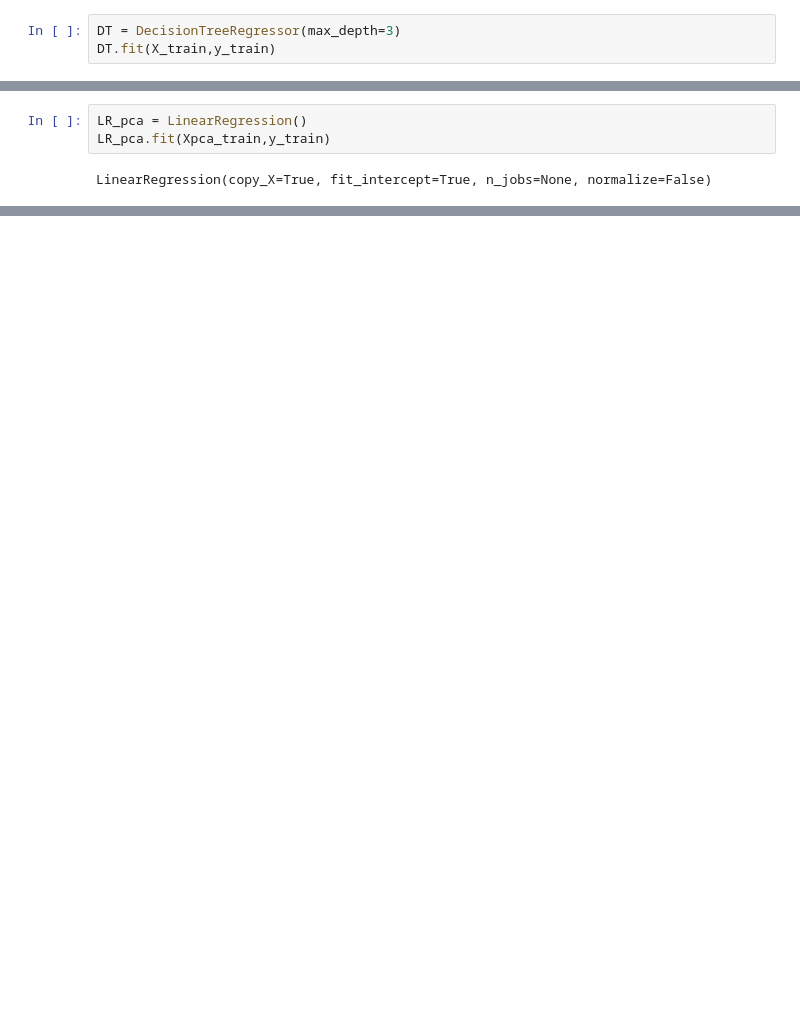
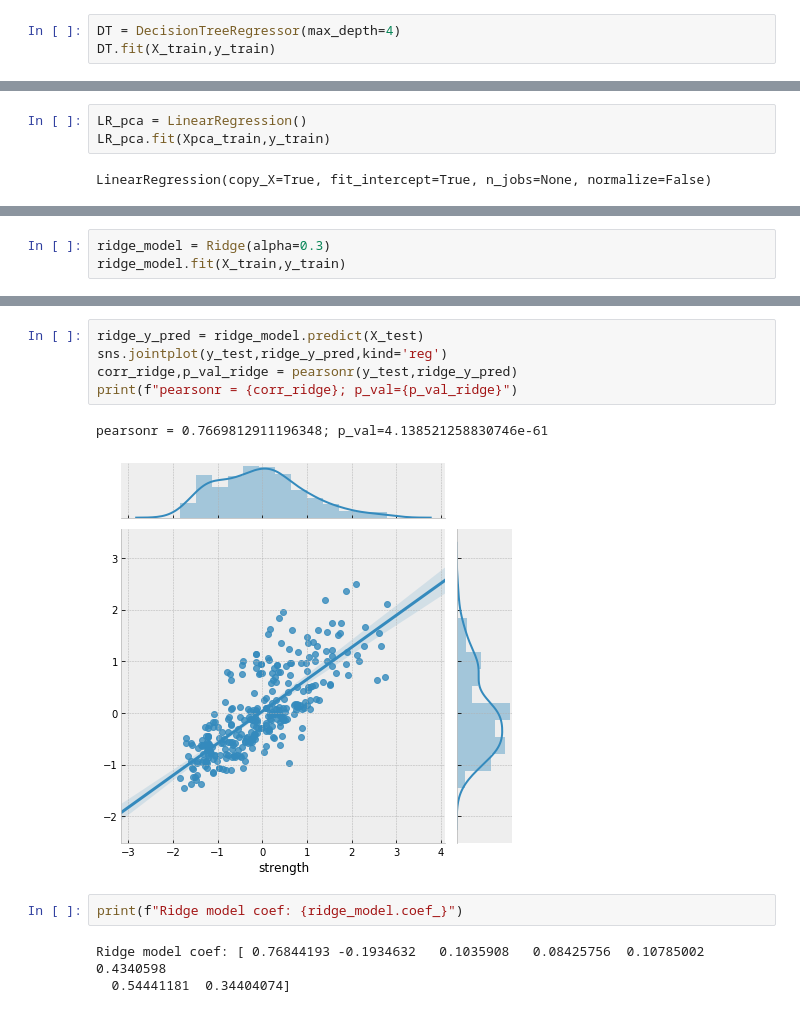
Before and after one commit to imanjunathn/FeatureEngineering, a Jupyter notebook: FMT.ipynb, the cells around one changed output, grey strips where cells are left out. Drawn from its saved outputs; the diff is of its cells as text; blank space fills up the shorter version.

Commit message:
Models comaprison

```diff
--- a/FMT.ipynb
+++ b/FMT.ipynb
@@ -381,4 +423,4 @@ Test score: 0.5845101408706102
 # %%
-DT = DecisionTreeRegressor(max_depth=3)
+DT = DecisionTreeRegressor(max_depth=4)
 DT.fit(X_train,y_train)
 # %% [output]
@@ -839,0 +1050,3 @@ pearsonr = 0.6486602565799491; p_val=2.772412515351945e-38
+# %%
+ridge_model = Ridge(alpha=0.3)
+ridge_model.fit(X_train,y_train)
@@ -839,0 +1064,13 @@ pearsonr = 0.6486602565799491; p_val=2.772412515351945e-38
+# %%
+ridge_y_pred = ridge_model.predict(X_test)
+sns.jointplot(y_test,ridge_y_pred,kind='reg')
+corr_ridge,p_val_ridge = pearsonr(y_test,ridge_y_pred)
+print(f"pearsonr = {corr_ridge}; p_val={p_val_ridge}")
+# %% [output]
+pearsonr = 0.7669812911196348; p_val=4.138521258830746e-61
+[figure, added]
+# %%
+print(f"Ridge model coef: {ridge_model.coef_}")
+# %% [output]
+Ridge model coef: [ 0.76844193 -0.1934632   0.1035908   0.08425756  0.10785002  0.4340598
+  0.54441181  0.34404074]
```
Also changed, not shown: parts of 49 cells of this notebook.
